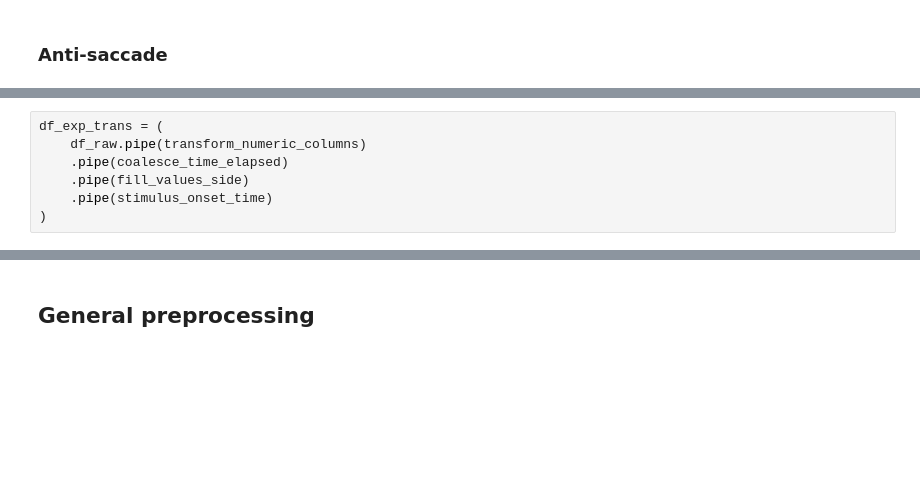
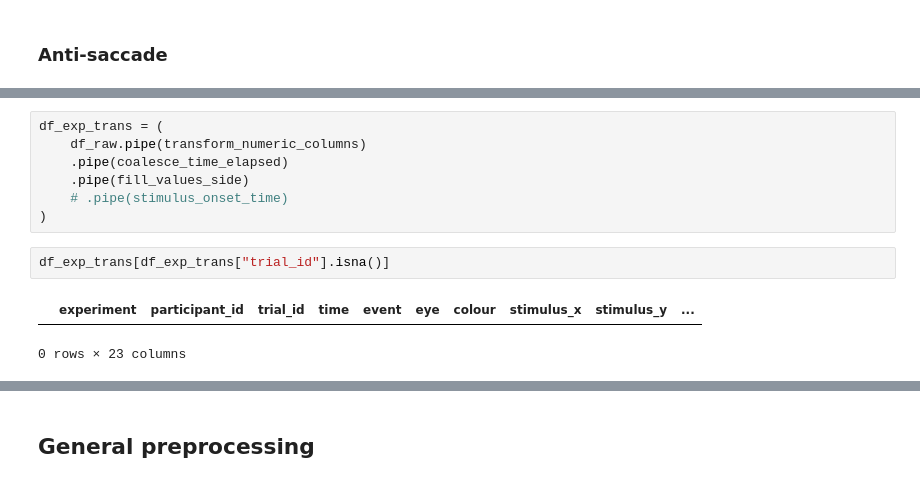
Before and after one commit to krusand/Analyzing-concussions-through-eyetracking-measurements, a Jupyter notebook: src/preprocessing.ipynb, the cells around one changed output, grey strips where cells are left out. Drawn from its saved outputs; the diff is of its cells as text; blank space fills up the shorter version.

```diff
--- a/src/preprocessing.ipynb
+++ b/src/preprocessing.ipynb
@@ -53,7 +100,12 @@ df_exp_trans = (
     df_raw.pipe(transform_numeric_columns)
     .pipe(coalesce_time_elapsed)
     .pipe(fill_values_side)
-    .pipe(stimulus_onset_time)
+    # .pipe(stimulus_onset_time)
 )
+# %%
+df_exp_trans[df_exp_trans["trial_id"].isna()]
+# %% [output]
+|  | experiment | participant_id | trial_id | time | event | eye | colour | stimulus_x | stimulus_y | ... |
+0 rows × 23 columns
 # %%
 df_exp_trans
```
Also changed, not shown: parts of 8 cells of this notebook, 2 other files.
